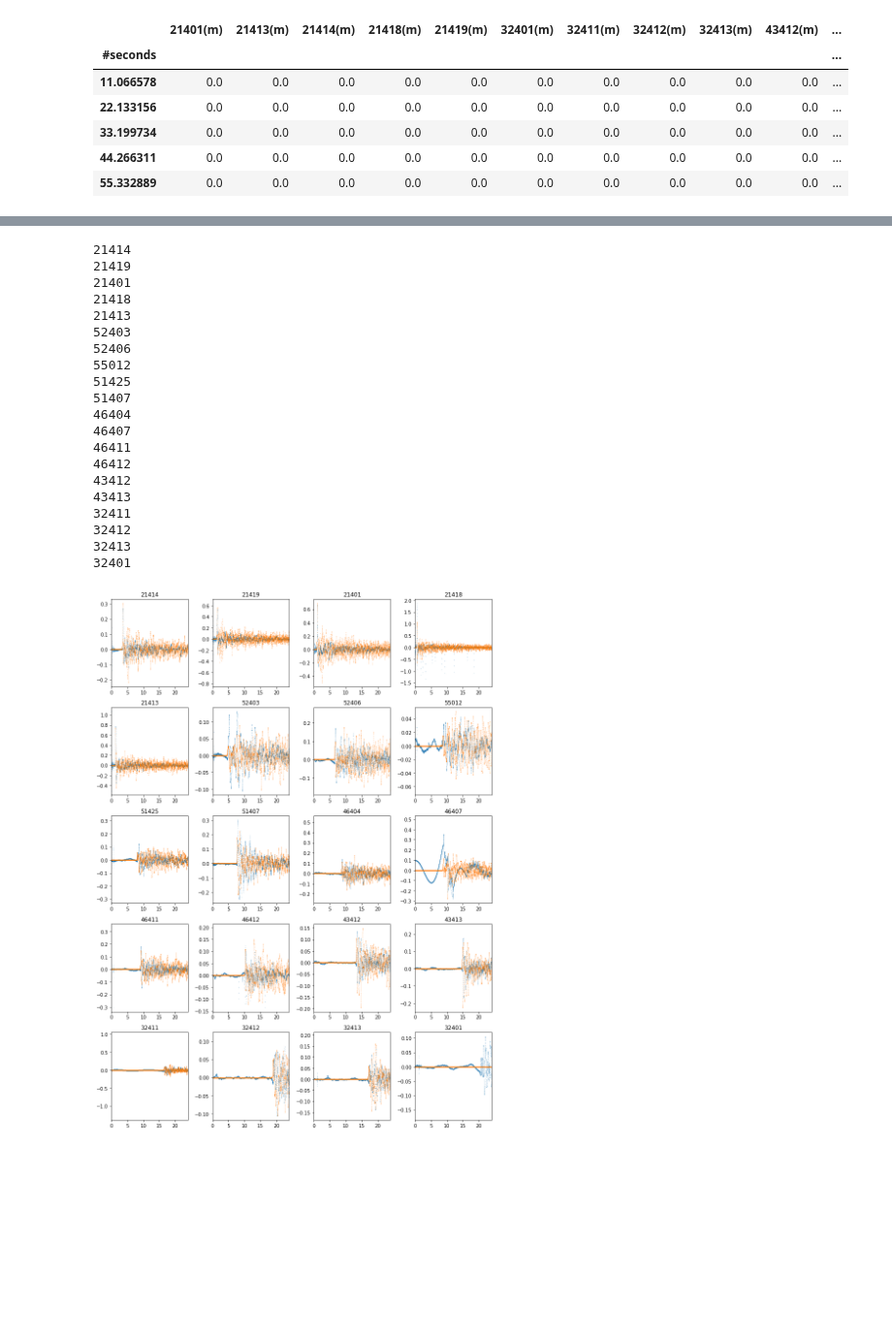
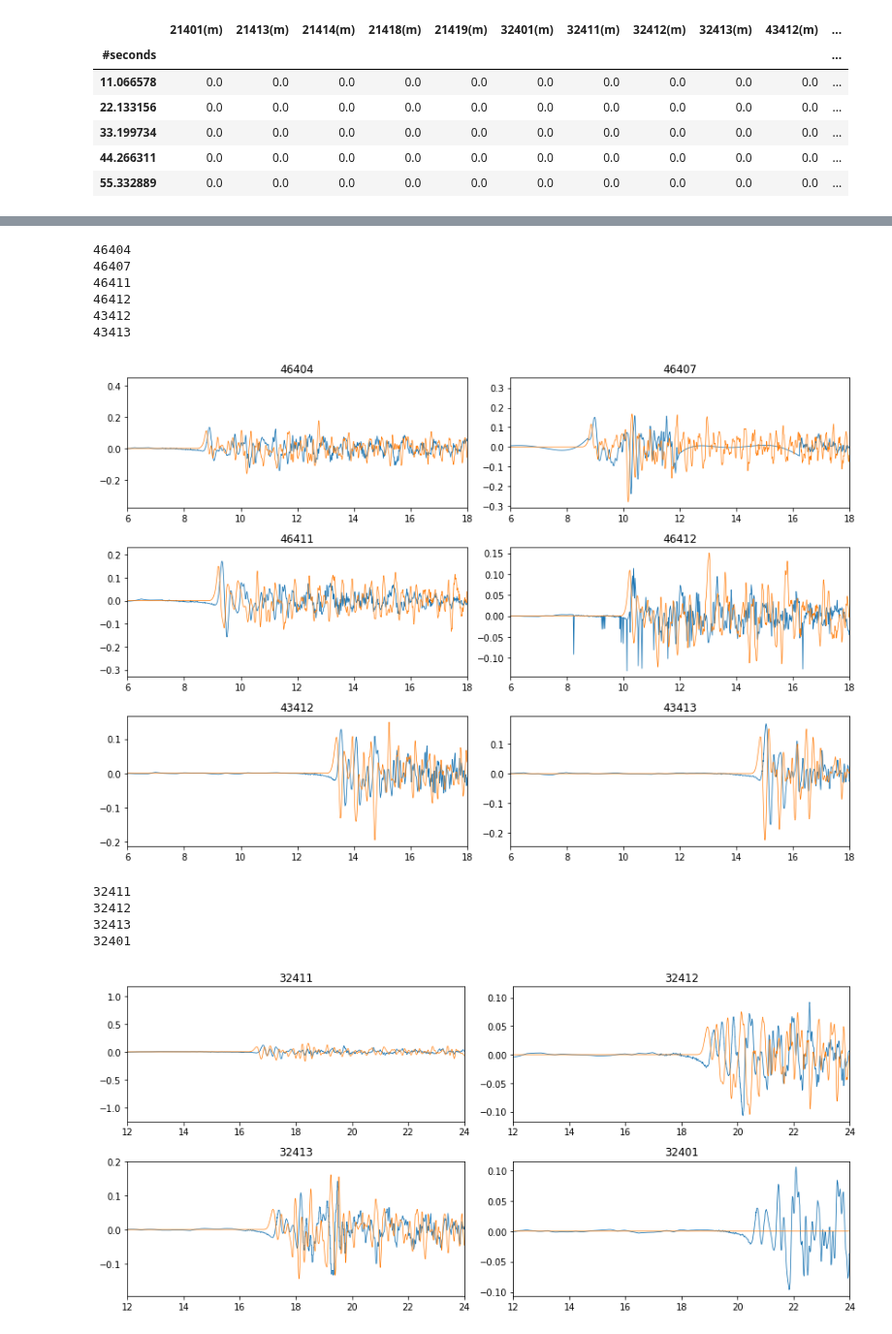
Before and after one commit to jgalazm/Nami, a Jupyter notebook: validation/04_tohoku2011/comparison/pois.ipynb, the cells around one changed output, grey strips where cells are left out. Shown at 97% size. Drawn from its saved outputs; the diff is of its cells as text; code cells hidden in the pictures; blank space fills up the shorter version.

Commit message:
download, filter and compare dart buoys, #132

```diff
--- a/validation/04_tohoku2011/comparison/pois.ipynb
+++ b/validation/04_tohoku2011/comparison/pois.ipynb
@@ -60,0 +48,12 @@ plt.xlim(0,12)
+# %%
+plt.figure(figsize=(12,8))
+for i,dart in enumerate([52403,52406,55012,51407,51425]):
+    print(dart)
+    plt.subplot(3,2,i+1)
+    plt.plot(darts[dart][:,0]*24,darts[dart][:,1], '-', lw=0.8,ms=0.25,label='measurement')
+    plt.plot(tlabPois.index/60/60, tlabPois['{}(m)'.format(dart)],'-',lw=0.7,ms=0.25,label='nami')
+    plt.title('{}'.format(dart))
+
+    plt.xlim(0,12)
+# plt.legend(loc=0)
+plt.tight_layout()
@@ -61,35 +67,38 @@ plt.xlim(0,12)
+# %%
+plt.figure(figsize=(12,8))
+for i,dart in enumerate([46404,46407,46411,46412,43412,43413]):
+    print(dart)
+    plt.subplot(3,2,i+1)
+    plt.plot(darts[dart][:,0]*24,darts[dart][:,1], '-', lw=0.8,ms=0.25,label='measurement')
+    plt.plot(tlabPois.index/60/60, tlabPois['{}(m)'.format(dart)],'-',lw=0.7,ms=0.25,label='nami')
+    plt.title('{}'.format(dart))
+
+    plt.xlim(6,18)
+# plt.legend(loc=0)
+plt.tight_layout()
+# %% [output]
+46404
+46407
+46411
+46412
+43412
+43413
+[figure, added]
 # %%
-plt.figure(figsize=(12,16))
-for i,dart in enumerate(DARTs):
+plt.figure(figsize=(12,8))
+for i,dart in enumerate([32411,32412,32413,32401]):
     print(dart)
-    plt.subplot(5,4,i+1)
-    plt.plot(darts[dart][:,0]*24,darts[dart][:,1], '.', ms=0.25,label='measurement')
-    plt.plot(tlabPois.index/60/60, tlabPois['{}(m)'.format(dart)],'.',ms=0.25,label='nami')
+    plt.subplot(3,2,i+1)
+    plt.plot(darts[dart][:,0]*24,darts[dart][:,1], '-', lw=0.8,ms=0.25,label='measurement')
+    plt.plot(tlabPois.index/60/60, tlabPois['{}(m)'.format(dart)],'-',lw=0.7,ms=0.25,label='nami')
     plt.title('{}'.format(dart))
 
-    plt.xlim(0,24)
+    plt.xlim(12,24)
 # plt.legend(loc=0)
 plt.tight_layout()
-plt.savefig('pois.png',dpi=300)
 # %% [output]
-21414
-21419
-21401
-21418
-21413
-52403
-52406
-55012
-51425
-51407
-46404
-46407
-46411
-46412
-43412
-43413
 32411
 32412
 32413
 32401
-[figure, old version]
+[figure, new version]
```
Also changed, not shown: parts of 6 cells of this notebook, 2 other files.
